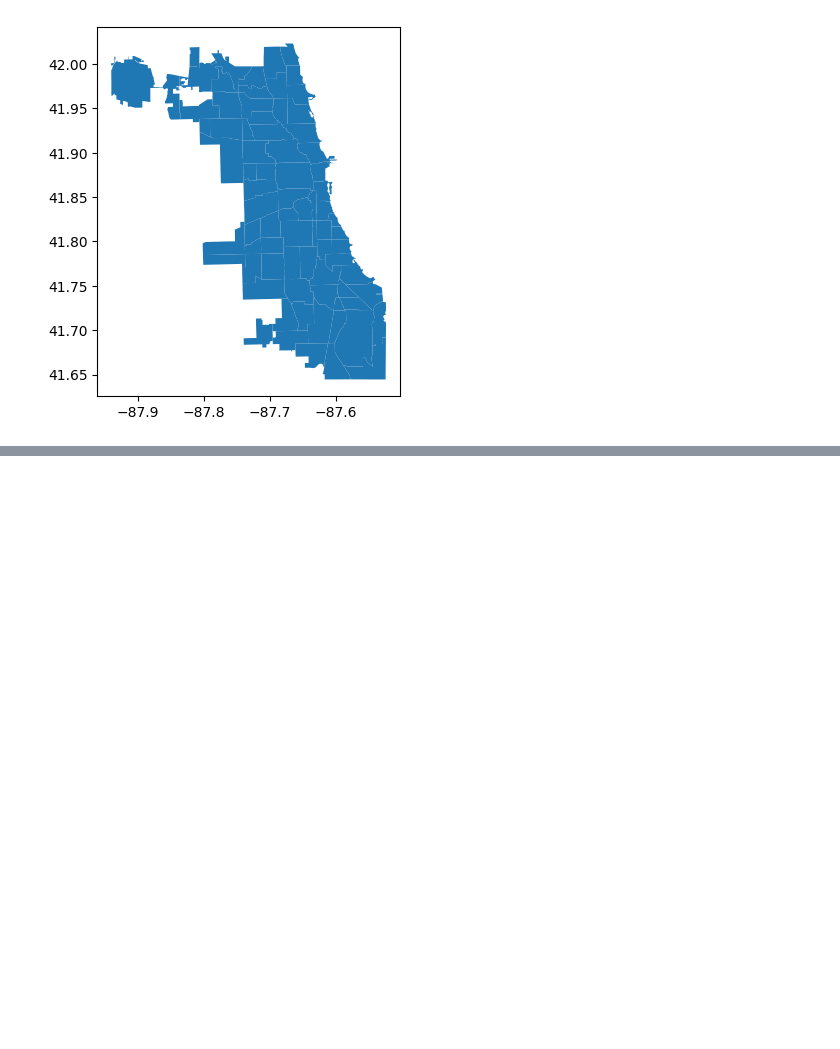
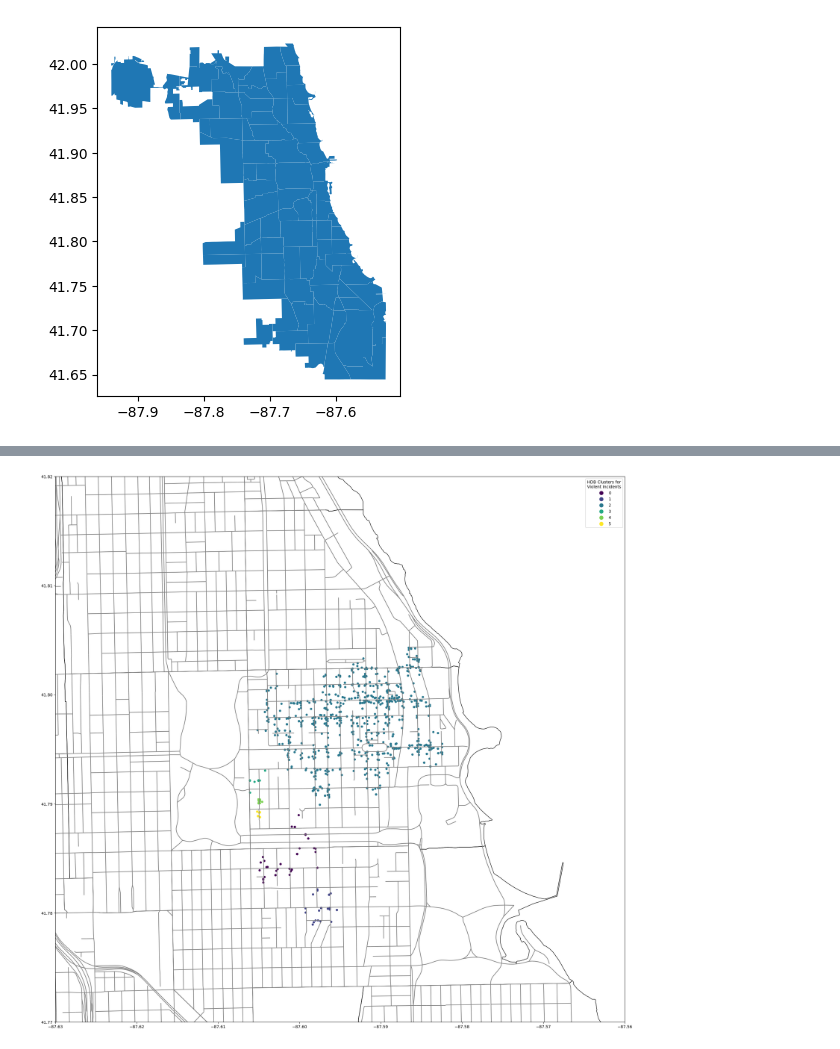
Before and after one commit to michplunkett/one-offs, a Jupyter notebook: notebooks/ucpd_cluster_analysis.ipynb, the cells around one changed output, grey strips where cells are left out. Cells and saved outputs as stored; diff of their text form; code cells hidden in the pictures; blank space fills up the shorter version.

```diff
--- a/notebooks/ucpd_cluster_analysis.ipynb
+++ b/notebooks/ucpd_cluster_analysis.ipynb
@@ -580,0 +596,8 @@ violence["All"].plot()
+# %%
+point_array = np.array(
+    [
+        (point.y, point.x)
+        for point in violence["All"].to_crs(crs=f"EPSG:{ESPG_NUM}").geometry
+    ]
+)
+point_array
@@ -580,0 +612,3 @@ violence["All"].plot()
+# %%
+hdb = HDBSCAN(min_cluster_size=50).fit(point_array)
+hdb_labels = [str(label) for label in hdb.labels_]
@@ -580,0 +625,6 @@ violence["All"].plot()
+# %%
+violence_df = violence["All"]
+violence_df["hdb_cluster"] = hdb_labels
+violence_df = violence_df[violence_df.hdb_cluster != "-1"]
+print(violence_df.shape)
+violence_df.head()
@@ -580,0 +639,17 @@ violence["All"].plot()
+# %%
+fig, ax = plt.subplots(figsize=FIGURE_SIZE)
+chi_communities.to_crs(epsg=ESPG_NUM).plot(ax=ax, color="none", edgecolor="black")
+chi_streets.to_crs(epsg=ESPG_NUM).plot(ax=ax, color="grey")
+violence_df.plot(
+    column="hdb_cluster",
+    ax=ax,
+    cmap="viridis",
+    legend=True,
+    markersize=20,
+    legend_kwds={"loc": "upper right", "title": "HDB Clusters for\nViolent Incidents"},
+)
+ax.set_xlim(-87.63, -87.56)
+ax.set_ylim(41.77, 41.82)
+plt.show()
+# %% [output]
+[figure, added]
```
Also changed, not shown: parts of 10 cells of this notebook.
